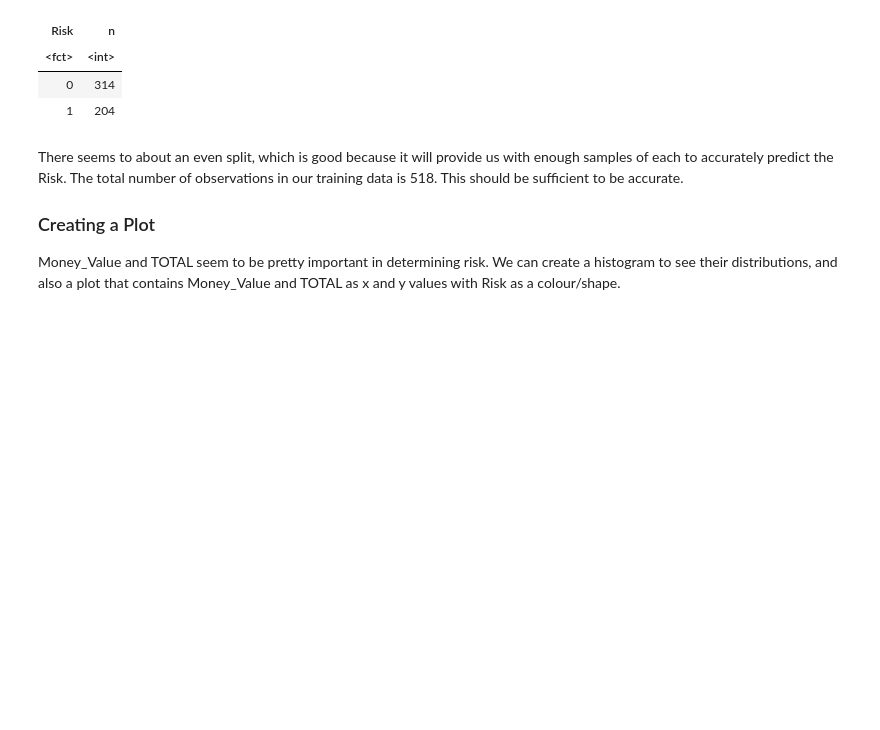
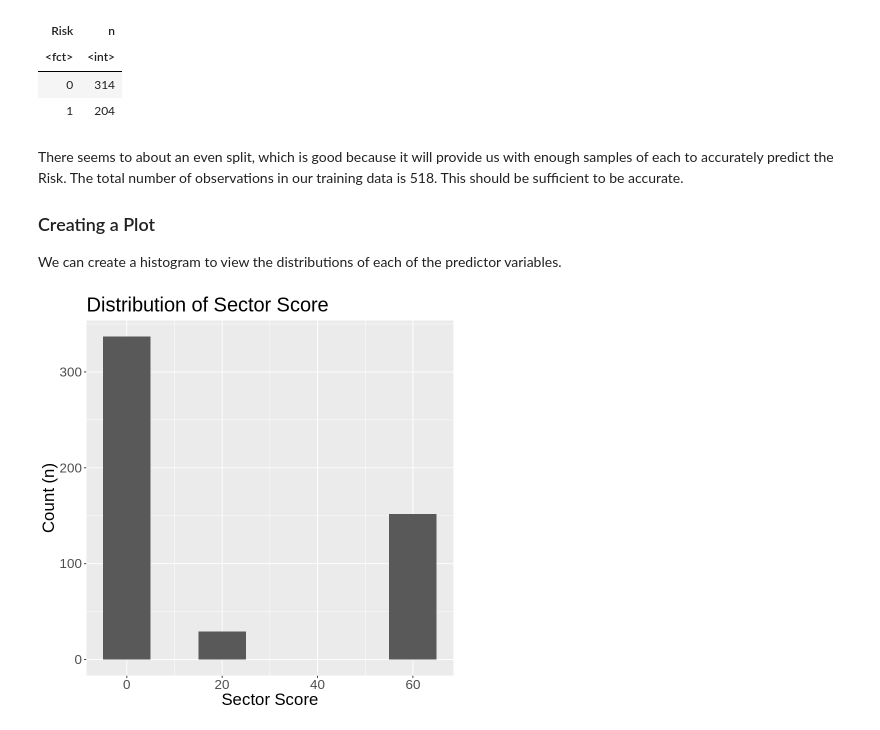
Before and after one commit to stevenning203/dsci100_group_proposal, a Jupyter notebook: notebook.ipynb, the cells around one changed output. Cells and saved outputs as stored; diff of their text form; code cells hidden in the pictures; blank space fills up the shorter version.

```diff
--- a/notebook.ipynb
+++ b/notebook.ipynb
@@ -152,4 +152,4 @@ There seems to about an even split, which is good because it will provide us wit
 
 ### Creating a Plot
 
-Money_Value and TOTAL seem to be pretty important in determining risk. We can create a histogram to see their distributions, and also a plot that contains Money_Value and TOTAL as x and y values with Risk as a colour/shape.
+We can create a histogram to view the distributions of each of the predictor variables.
@@ -157,0 +156,11 @@ Money_Value and TOTAL seem to be pretty important in determining risk. We can cr
+# %%
+audit_risk_data_distributions <- audit_risk_data_training_predictors %>%
+ggplot(aes(x = Sector_score)) +
+geom_histogram(binwidth = 10) +
+theme(text = element_text(size = 20)) +
+labs(x = "Sector Score", y = "Count (n)") +
+ggtitle("Distribution of Sector Score")
+
+audit_risk_data_distributions
+# %% [output]
+[figure, added]
```
Also changed, not shown: parts of 4 cells of this notebook.
